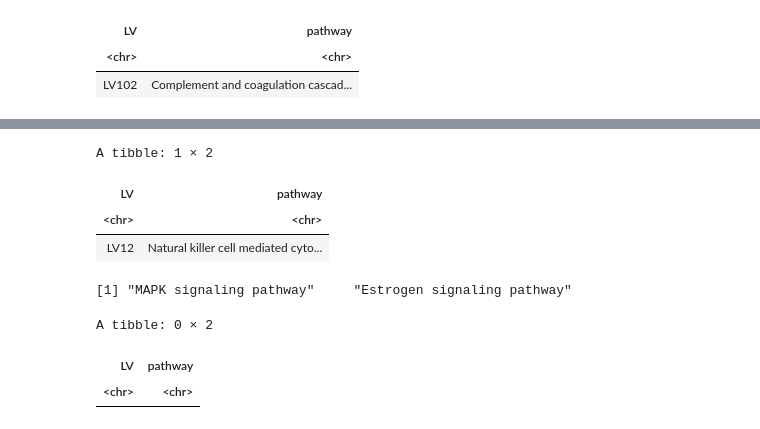
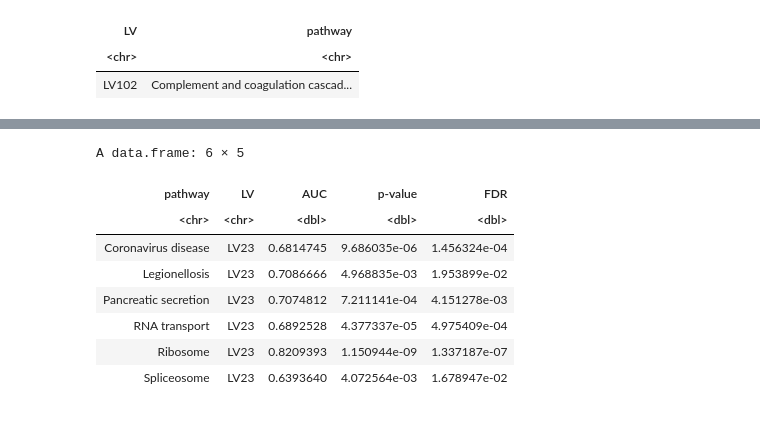
Before and after one commit to pivlab/plier2-analyses, a Jupyter notebook: nbs/01_model_building/gtex/03_gtex_plier_vs_ora.ipynb, the cells around one changed output, grey strips where cells are left out. Saved outputs shown, nothing was run; the diff lists cells and outputs as text; code cells hidden in the pictures.

```diff
--- a/nbs/01_model_building/gtex/03_gtex_plier_vs_ora.ipynb
+++ b/nbs/01_model_building/gtex/03_gtex_plier_vs_ora.ipynb
@@ -240,22 +222,17 @@ dplyr::pull(Description)
-# %%
-kegg_plier2_summary  %>%  dplyr::filter(LV == "LV12")
-# %% [output]
-A tibble: 1 × 2
-| LV | pathway |
-| <chr> | <chr> |
-| LV12 | Natural killer cell mediated cyto... |
-# %%
-kegg_list$LV117@result  %>%
-dplyr::filter(p.adjust < 0.05)  %>%
-dplyr::pull(Description)
-# %% [output]
-[1] "MAPK signaling pathway"     "Estrogen signaling pathway"
-# %%
-kegg_plier2_summary  %>%  dplyr::filter(LV == "LV117")
-# %% [output]
-A tibble: 0 × 2
-| LV | pathway |
-| <chr> | <chr> |
+# %%
+gtex_plier2_kegg$summary %>%
+dplyr::filter(LV == "LV23") %>%
+dplyr::filter(FDR < 0.05)
+# %% [output]
+A data.frame: 6 × 5
+| pathway | LV | AUC | p-value | FDR |
+| <chr> | <chr> | <dbl> | <dbl> | <dbl> |
+| Coronavirus disease | LV23 | 0.6814745 | 9.686035e-06 | 1.456324e-04 |
+| Legionellosis | LV23 | 0.7086666 | 4.968835e-03 | 1.953899e-02 |
+| Pancreatic secretion | LV23 | 0.7074812 | 7.211141e-04 | 4.151278e-03 |
+| RNA transport | LV23 | 0.6892528 | 4.377337e-05 | 4.975409e-04 |
+| Ribosome | LV23 | 0.8209393 | 1.150944e-09 | 1.337187e-07 |
+| Spliceosome | LV23 | 0.6393640 | 4.072564e-03 | 1.678947e-02 |
 # %%
 kegg_list$LV23@result  %>%
 dplyr::filter(p.adjust < 0.05)  %>%
```
Also changed, not shown: parts of 32 cells of this notebook, 3 other files.
